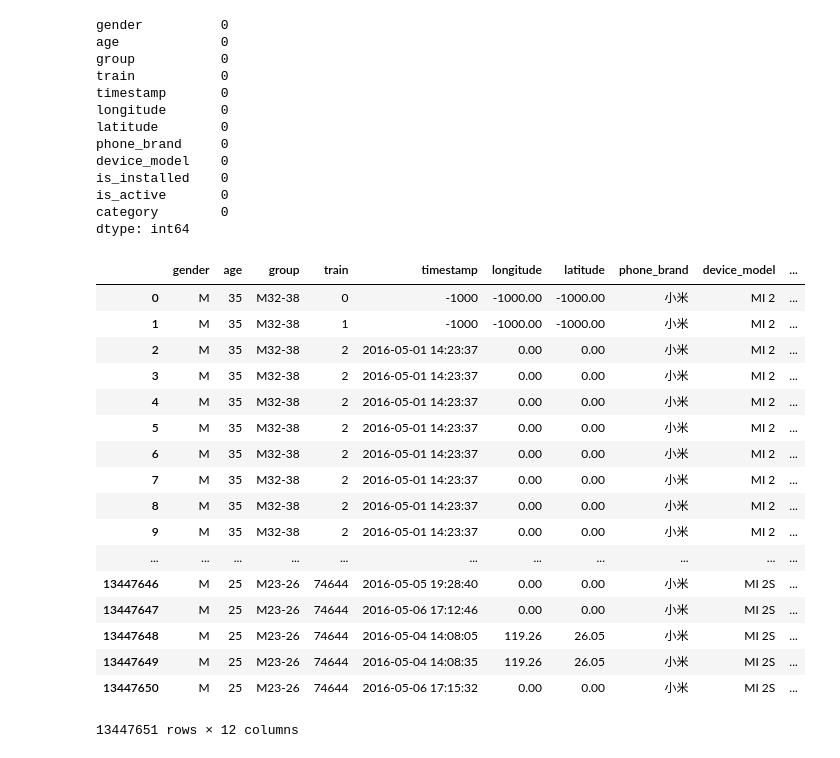
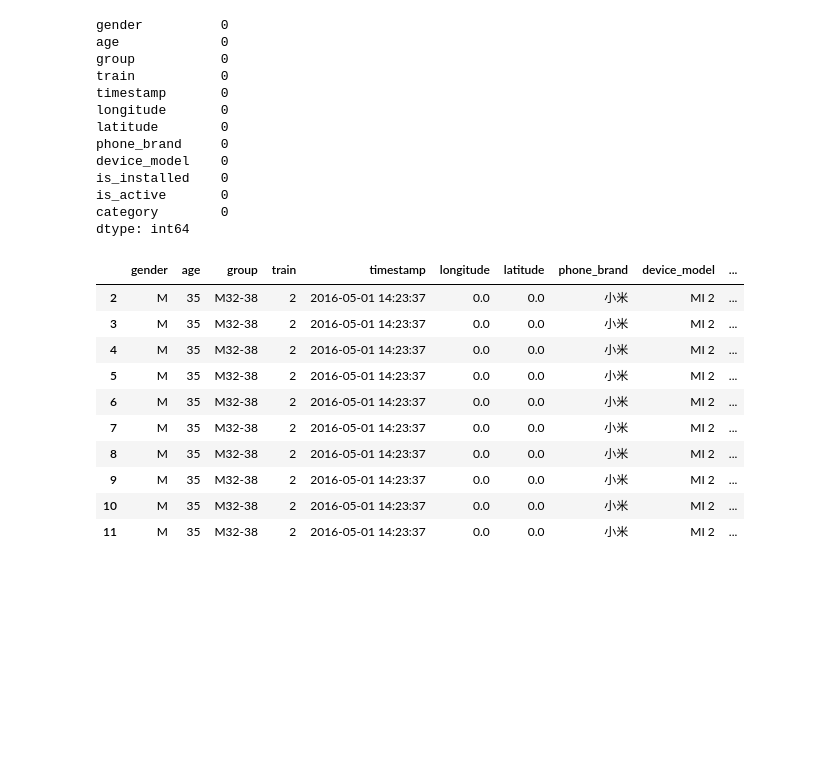
Before and after one commit to patrykjarzyna/Talking-Data, a Jupyter notebook: TalkingData.ipynb, the cells around one changed output. Cells and saved outputs as stored; diff of their text form; code cells hidden in the pictures; blank space fills up the shorter version.

```diff
--- a/TalkingData.ipynb
+++ b/TalkingData.ipynb
@@ -448,15 +347,16 @@ dtype: int64
 
 # filling NAs
 ### for categories
-gender_age_train["is_installed"].fillna("NotAvailable", inplace = True)
-gender_age_train["is_active"].fillna("NotAvailable", inplace = True)
-gender_age_train["category"].fillna("NotAvailable", inplace = True)
+#gender_age_train["is_installed"].fillna("NotAvailable", inplace = True)
+#gender_age_train["is_active"].fillna("NotAvailable", inplace = True)
+gender_age_train["category"].fillna("NaN", inplace = True)
 ### for numbers
-gender_age_train["timestamp"].fillna(-1000, inplace = True)
-gender_age_train["longitude"].fillna(-1000, inplace = True)
-gender_age_train["latitude"].fillna(-1000, inplace = True)
+#gender_age_train["timestamp"].fillna(-1000, inplace = True)
+#gender_age_train["longitude"].fillna(-1000, inplace = True)
+#gender_age_train["latitude"].fillna(-1000, inplace = True)
 
 # check NA again
+gender_age_train.dropna(axis='rows', inplace=True)
 print(gender_age_train.isnull().sum())
 # %% [output]
 gender          0
@@ -473,26 +373,19 @@ is_active       0
 category        0
 dtype: int64
 # %%
-gender_age_train
+gender_age_train.head(10)
 # %% [output]
 |  | gender | age | group | train | timestamp | longitude | latitude | phone_brand | device_model | ... |
-| 0 | M | 35 | M32-38 | 0 | -1000 | -1000.00 | -1000.00 | 小米 | MI 2 | ... |
-| 1 | M | 35 | M32-38 | 1 | -1000 | -1000.00 | -1000.00 | 小米 | MI 2 | ... |
-| 2 | M | 35 | M32-38 | 2 | 2016-05-01 14:23:37 | 0.00 | 0.00 | 小米 | MI 2 | ... |
-| 3 | M | 35 | M32-38 | 2 | 2016-05-01 14:23:37 | 0.00 | 0.00 | 小米 | MI 2 | ... |
-| 4 | M | 35 | M32-38 | 2 | 2016-05-01 14:23:37 | 0.00 | 0.00 | 小米 | MI 2 | ... |
-| 5 | M | 35 | M32-38 | 2 | 2016-05-01 14:23:37 | 0.00 | 0.00 | 小米 | MI 2 | ... |
-| 6 | M | 35 | M32-38 | 2 | 2016-05-01 14:23:37 | 0.00 | 0.00 | 小米 | MI 2 | ... |
-| 7 | M | 35 | M32-38 | 2 | 2016-05-01 14:23:37 | 0.00 | 0.00 | 小米 | MI 2 | ... |
-| 8 | M | 35 | M32-38 | 2 | 2016-05-01 14:23:37 | 0.00 | 0.00 | 小米 | MI 2 | ... |
-| 9 | M | 35 | M32-38 | 2 | 2016-05-01 14:23:37 | 0.00 | 0.00 | 小米 | MI 2 | ... |
-| ... | ... | ... | ... | ... | ... | ... | ... | ... | ... | ... |
-| 13447646 | M | 25 | M23-26 | 74644 | 2016-05-05 19:28:40 | 0.00 | 0.00 | 小米 | MI 2S | ... |
-| 13447647 | M | 25 | M23-26 | 74644 | 2016-05-06 17:12:46 | 0.00 | 0.00 | 小米 | MI 2S | ... |
-| 13447648 | M | 25 | M23-26 | 74644 | 2016-05-04 14:08:05 | 119.26 | 26.05 | 小米 | MI 2S | ... |
-| 13447649 | M | 25 | M23-26 | 74644 | 2016-05-04 14:08:35 | 119.26 | 26.05 | 小米 | MI 2S | ... |
-| 13447650 | M | 25 | M23-26 | 74644 | 2016-05-06 17:15:32 | 0.00 | 0.00 | 小米 | MI 2S | ... |
+| 2 | M | 35 | M32-38 | 2 | 2016-05-01 14:23:37 | 0.0 | 0.0 | 小米 | MI 2 | ... |
+| 3 | M | 35 | M32-38 | 2 | 2016-05-01 14:23:37 | 0.0 | 0.0 | 小米 | MI 2 | ... |
+| 4 | M | 35 | M32-38 | 2 | 2016-05-01 14:23:37 | 0.0 | 0.0 | 小米 | MI 2 | ... |
+| 5 | M | 35 | M32-38 | 2 | 2016-05-01 14:23:37 | 0.0 | 0.0 | 小米 | MI 2 | ... |
+| 6 | M | 35 | M32-38 | 2 | 2016-05-01 14:23:37 | 0.0 | 0.0 | 小米 | MI 2 | ... |
+| 7 | M | 35 | M32-38 | 2 | 2016-05-01 14:23:37 | 0.0 | 0.0 | 小米 | MI 2 | ... |
+| 8 | M | 35 | M32-38 | 2 | 2016-05-01 14:23:37 | 0.0 | 0.0 | 小米 | MI 2 | ... |
+| 9 | M | 35 | M32-38 | 2 | 2016-05-01 14:23:37 | 0.0 | 0.0 | 小米 | MI 2 | ... |
+| 10 | M | 35 | M32-38 | 2 | 2016-05-01 14:23:37 | 0.0 | 0.0 | 小米 | MI 2 | ... |
+| 11 | M | 35 | M32-38 | 2 | 2016-05-01 14:23:37 | 0.0 | 0.0 | 小米 | MI 2 | ... |
-13447651 rows × 12 columns
 # %%
 from sklearn.linear_model import LogisticRegression
 # %%
```
Also changed, not shown: parts of 22 cells of this notebook.
